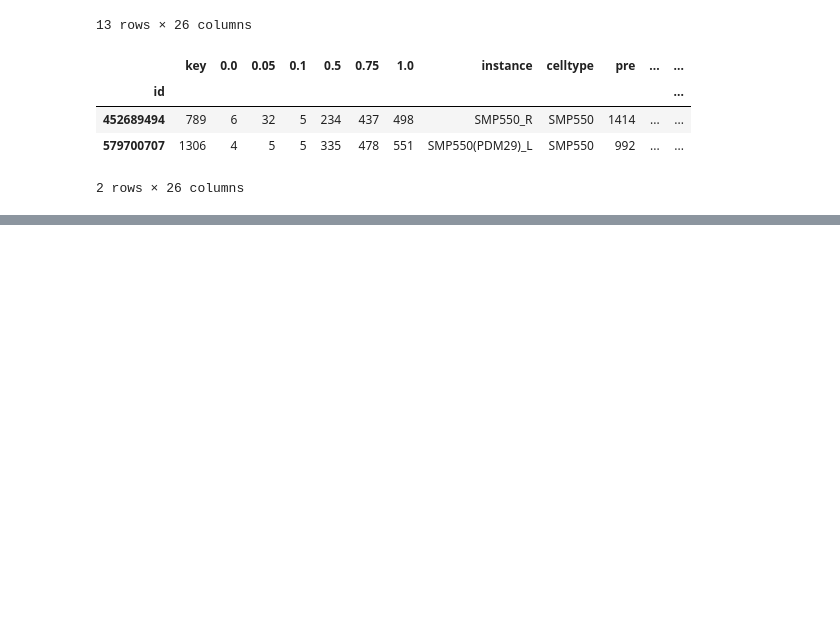
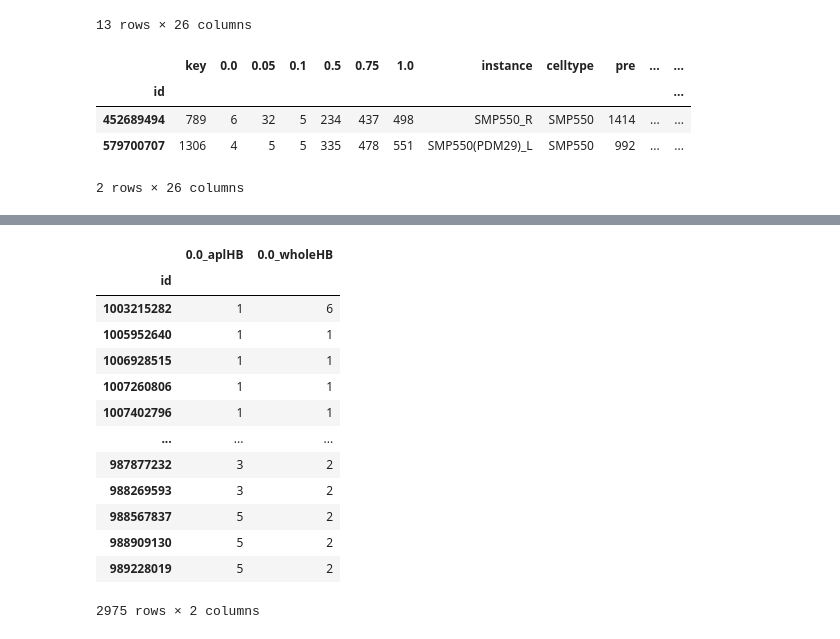
Before and after one commit to RhessaWL/flybrain-clustering, a Jupyter notebook: joint_marginals_graph.ipynb, the cells around one changed output, grey strips where cells are left out. Cells and saved outputs as stored; diff of their text form; code cells hidden in the pictures; blank space fills up the shorter version.

```diff
--- a/joint_marginals_graph.ipynb
+++ b/joint_marginals_graph.ipynb
@@ -795,0 +846,24 @@ HB_node_df[HB_node_df['celltype']=='SMP550']
+# %%
+# Defining base res and suffixes
+res = '0.0'
+df1_suf = '_oviHB'
+df2_suf = '_wholeHB'
+
+# Using merge function from code cell above
+mod_merge_df = modularity_merge(HB_node_df[[res]],WB_node_df[[res]],df1_suf,df2_suf)
+mod_merge_df
+# %% [output]
+|  | 0.0_aplHB | 0.0_wholeHB |
+| id |  |  |
+| 1003215282 | 1 | 6 |
+| 1005952640 | 1 | 1 |
+| 1006928515 | 1 | 1 |
+| 1007260806 | 1 | 1 |
+| 1007402796 | 1 | 1 |
+| ... | ... | ... |
+| 987877232 | 3 | 2 |
+| 988269593 | 3 | 2 |
+| 988567837 | 5 | 2 |
+| 988909130 | 5 | 2 |
+| 989228019 | 5 | 2 |
+2975 rows × 2 columns
```
Also changed, not shown: parts of 5 cells of this notebook, 4 other files.
